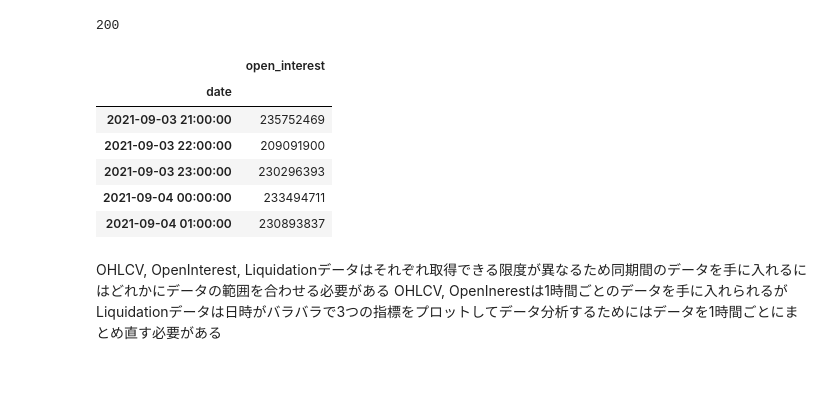
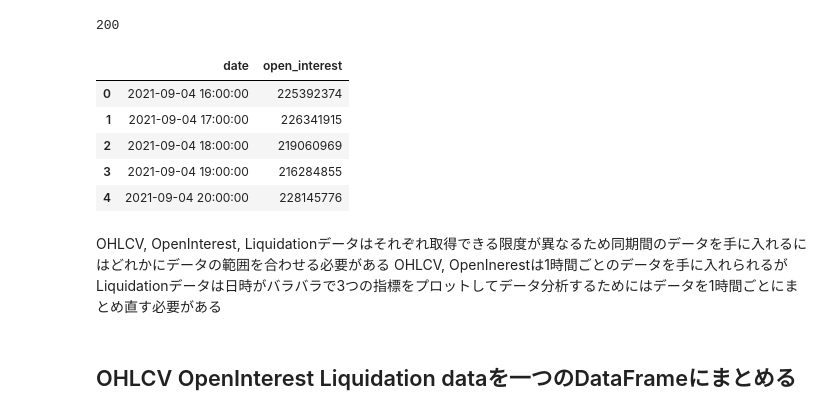
Before and after one commit to pocket-12/system-trade, a Jupyter notebook: Bybit_api.ipynb, the cells around one changed output. Drawn from its saved outputs; the diff is of its cells as text; code cells hidden in the pictures; blank space fills up the shorter version.

Commit message:
Add files via upload
Add open interest visualization

```diff
--- a/Bybit_api.ipynb
+++ b/Bybit_api.ipynb
@@ -11,8 +11,9 @@ import pandas as pd
 %matplotlib inline
 # %%
 # Bybit API Key (test net)
+# Test API は3ヶ月の有効期限を過ぎると使えなくなる(再発行可能)
 api_key = "your API key"
-api_secret = "your secret key"
+api_secret = "your Secret key"
 
 
 # クラスのインスタンス化
@@ -23,7 +24,7 @@ client = bybit.bybit(test=True, api_key = api_key, api_secret = api_secret)
 # %%
 # ローソク足データを取得する 取得できるのは一度に最大200件まで
 # 取得したいデータの期間 ここで指定した日時から最大200件のローソク足データが手に入る
-date_str = '2021/9/1 00:00'
+date_str = '2021/9/4 00:00'
 date_dt = datetime.strptime(date_str, '%Y/%m/%d %H:%M')
 target_unix = date_dt.timestamp()
 print(target_unix)
@@ -124,7 +128,7 @@ start time, end time で取得したい期間を指定できる
 
 返り値の qty が清算注文量を表す単位はドル
 # %%
-Liquidation = client.Market.Market_liqRecords(symbol="BTCUSD").result()
+Liquidation = client.Market.Market_liqRecords(symbol="BTCUSD", limit=1000).result()
 # %%
 Liquidation_data = Liquidation[0]["result"]
 
@@ -207,18 +218,19 @@ for i in range(len(Data)):
 # %%
 df_open = pd.DataFrame({     'date' : Date_open[::-1],
                         'open_interest' : open_interest[::-1],
                         })
 
-df_open = df_open.set_index('date')
+#df_open = df_open.set_index('date')
 df_open.head()
 # %% [output]
-|  | open_interest |
-| date |  |
-| 2021-09-03 21:00:00 | 235752469 |
-| 2021-09-03 22:00:00 | 209091900 |
-| 2021-09-03 23:00:00 | 230296393 |
-| 2021-09-04 00:00:00 | 233494711 |
-| 2021-09-04 01:00:00 | 230893837 |
+|  | date | open_interest |
+| 0 | 2021-09-04 16:00:00 | 225392374 |
+| 1 | 2021-09-04 17:00:00 | 226341915 |
+| 2 | 2021-09-04 18:00:00 | 219060969 |
+| 3 | 2021-09-04 19:00:00 | 216284855 |
+| 4 | 2021-09-04 20:00:00 | 228145776 |
 # %% [markdown]
 OHLCV, OpenInterest, Liquidationデータはそれぞれ取得できる限度が異なるため同期間のデータを手に入れるにはどれかにデータの範囲を合わせる必要がある
 OHLCV, OpenInerestは1時間ごとのデータを手に入れられるがLiquidationデータは日時がバラバラで3つの指標をプロットしてデータ分析するためにはデータを1時間ごとにまとめ直す必要がある
+# %% [markdown]
+## OHLCV OpenInterest Liquidation dataを一つのDataFrameにまとめる
```
Also changed, not shown: parts of 10 cells of this notebook.
